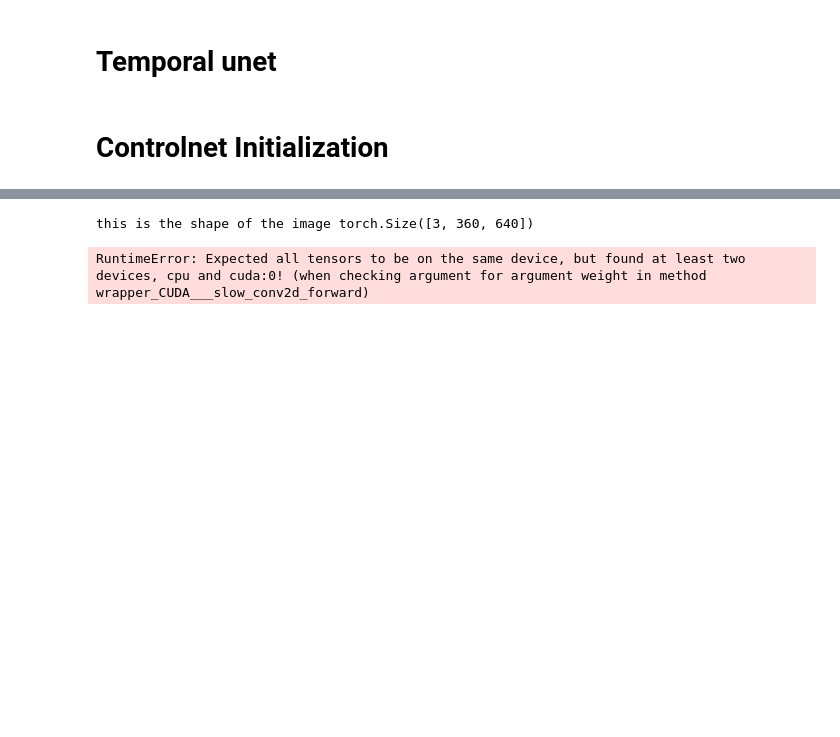
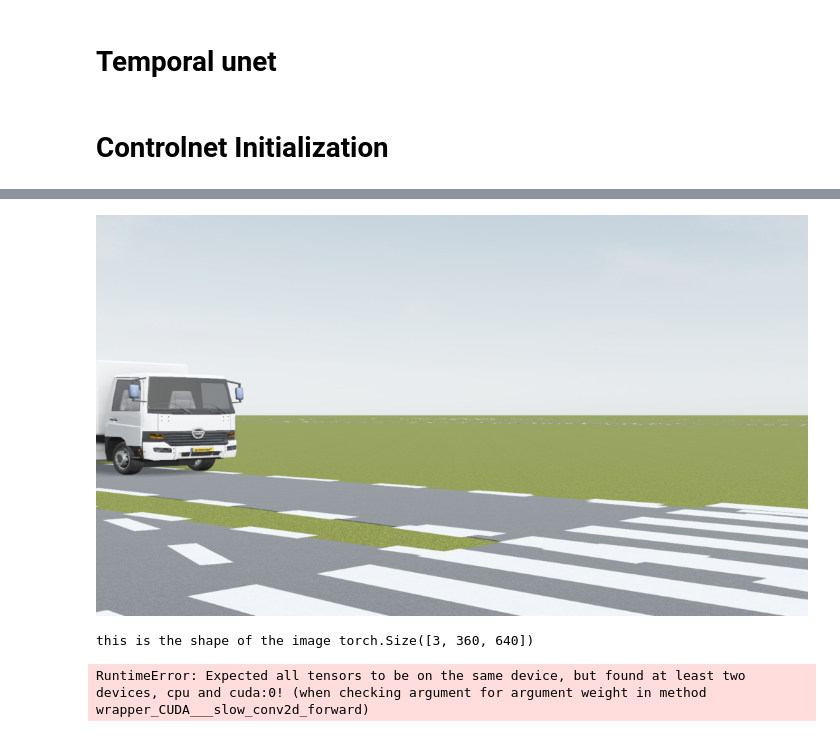
Before and after one commit to wisleythewise/custom_diffusers_library, a Jupyter notebook: src/diffusers/jasper/buildVideoControlnet.ipynb, the cells around one changed output, grey strips where cells are left out. Saved outputs shown, nothing was run; the diff lists cells and outputs as text; code cells hidden in the pictures; blank space fills up the shorter version.

```diff
--- a/src/diffusers/jasper/buildVideoControlnet.ipynb
+++ b/src/diffusers/jasper/buildVideoControlnet.ipynb
@@ -99,7 +99,7 @@ train_dataset = DiffusionDataset(json_path='/mnt/e/13_Jasper_diffused_samples/co
 
 train_dataloader = DataLoader(
     train_dataset,
-    shuffle=True,
+    shuffle=False,
     collate_fn=collate_fn,
     batch_size=1,  # Or your preferred batch size
     num_workers=0,  # Adjust based on your setup
@@ -180,3 +203,8 @@ ValueError: Jappie Controlnet condition shape torch.Size([50, 320, 36, 64]) does
+# %%
+image = batch['reference_image']
+image.show()
+# %% [output]
+[figure, added]
 # %%
 
 from torchvision import transforms
```
Also changed, not shown: parts of 3 cells of this notebook, 3 other files.
